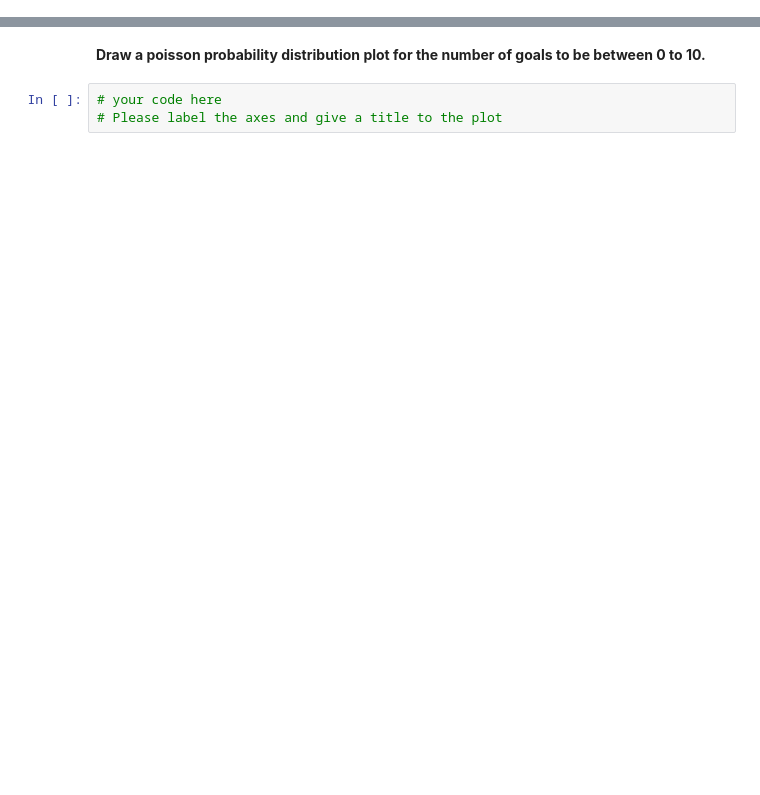
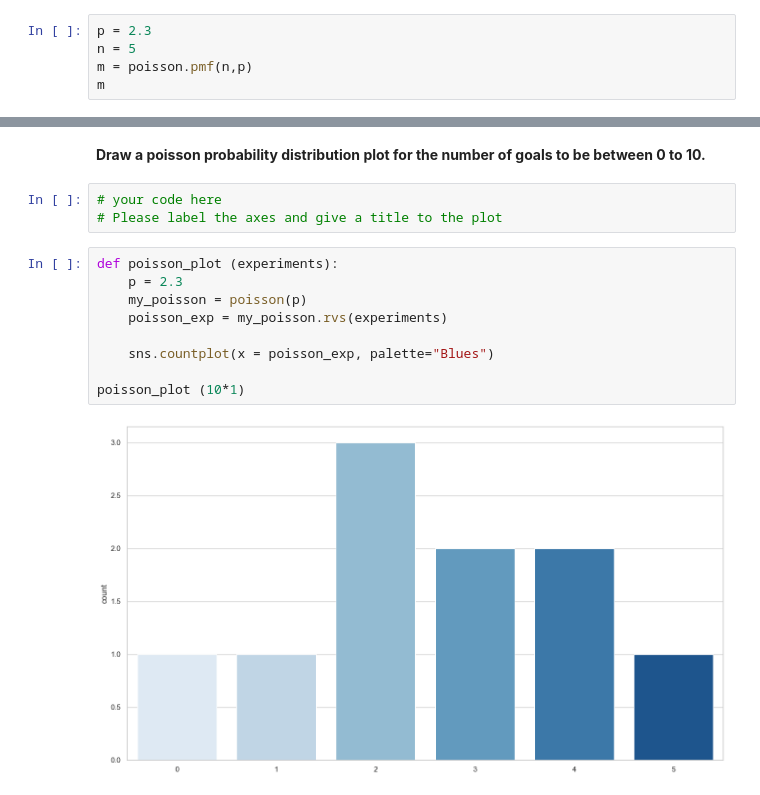
Before and after one commit to leoolessa/lab-discrete-probability-distributions, a Jupyter notebook: your-code/main.ipynb, the cells around one changed output, grey strips where cells are left out. Saved outputs shown, nothing was run; the diff lists cells and outputs as text; blank space fills up the shorter version.

```diff
--- a/your-code/main.ipynb
+++ b/your-code/main.ipynb
@@ -74,0 +138,5 @@ In the UEFA champions league tournament, the average number of goals scored in a
+# %%
+p = 2.3
+n = 5
+m = poisson.pmf(n,p)
+m
@@ -77,3 +147,14 @@ In the UEFA champions league tournament, the average number of goals scored in a
 # %%
 # your code here
 # Please label the axes and give a title to the plot
+# %%
+def poisson_plot (experiments):
+    p = 2.3
+    my_poisson = poisson(p)
+    poisson_exp = my_poisson.rvs(experiments)
+
+    sns.countplot(x = poisson_exp, palette="Blues")
+
+poisson_plot (10*1)
+# %% [output]
+[figure, added]
```
Also changed, not shown: parts of 13 cells of this notebook.
